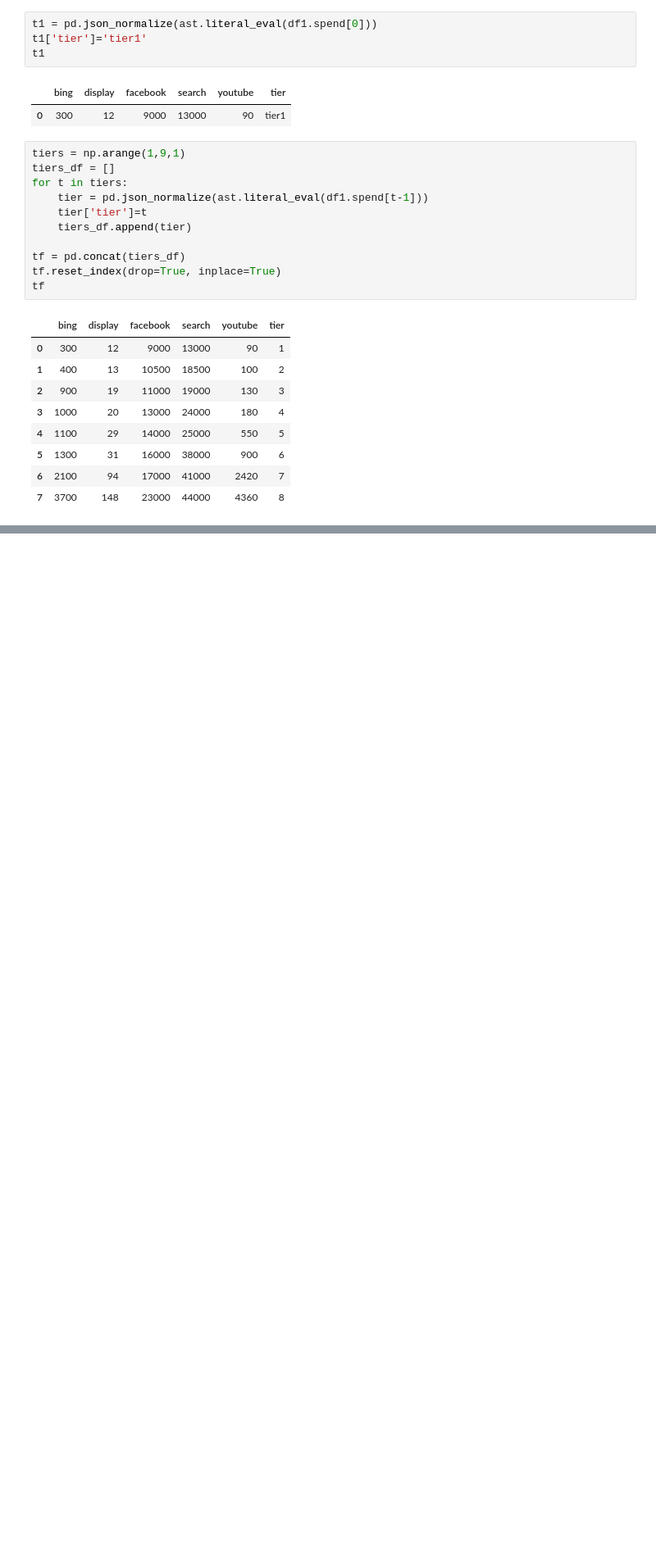
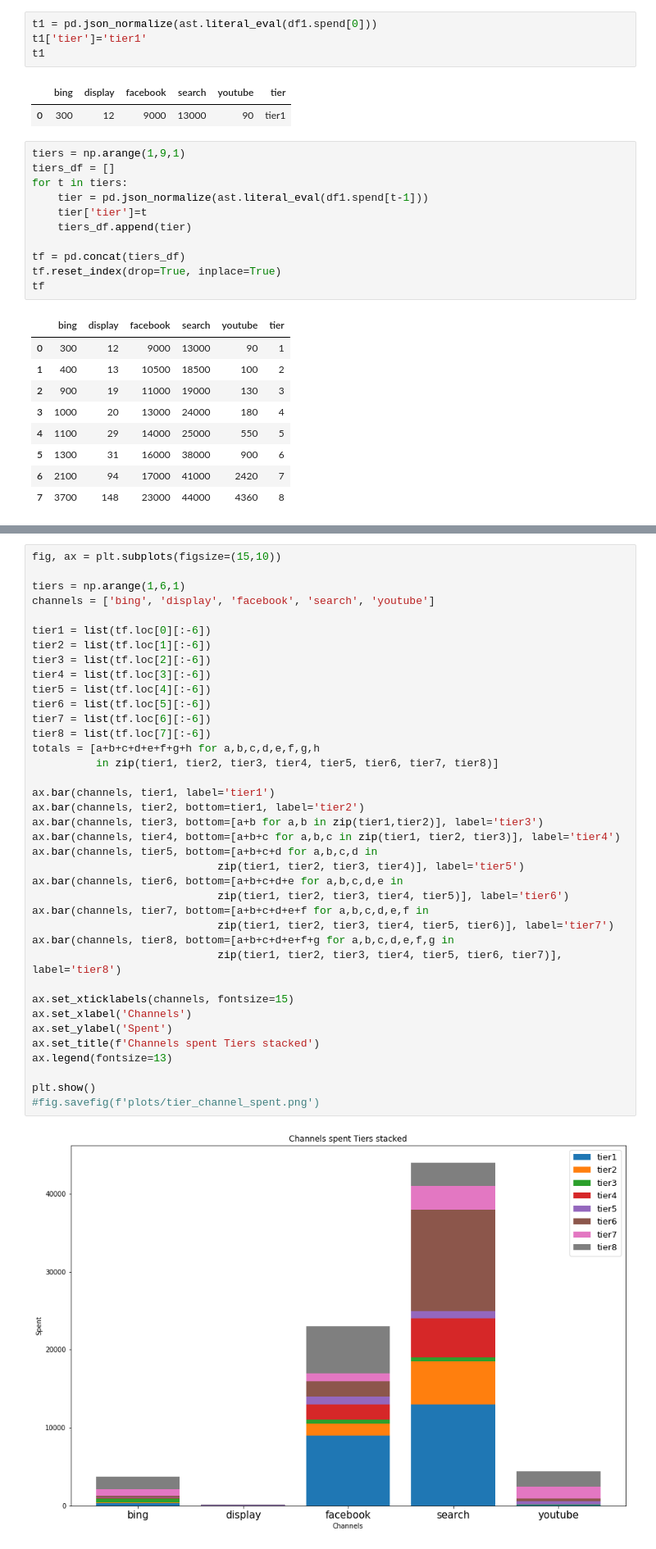
Before and after one commit to CinnyLin/dma, a Jupyter notebook: final/attribution_allocation/tiers.ipynb, the cells around one changed output, grey strips where cells are left out. Shown at 82% size. Drawn from its saved outputs; the diff is of its cells as text; blank space fills up the shorter version.

```diff
--- a/final/attribution_allocation/tiers.ipynb
+++ b/final/attribution_allocation/tiers.ipynb
@@ -1859,0 +1076,40 @@ how do we use different channels to target which groups?
+# %%
+fig, ax = plt.subplots(figsize=(15,10))
+
+tiers = np.arange(1,6,1)
+channels = ['bing', 'display', 'facebook', 'search', 'youtube']
+
+tier1 = list(tf.loc[0][:-6])
+tier2 = list(tf.loc[1][:-6])
+tier3 = list(tf.loc[2][:-6])
+tier4 = list(tf.loc[3][:-6])
+tier5 = list(tf.loc[4][:-6])
+tier6 = list(tf.loc[5][:-6])
+tier7 = list(tf.loc[6][:-6])
+tier8 = list(tf.loc[7][:-6])
+totals = [a+b+c+d+e+f+g+h for a,b,c,d,e,f,g,h
+          in zip(tier1, tier2, tier3, tier4, tier5, tier6, tier7, tier8)]
+
+ax.bar(channels, tier1, label='tier1')
+ax.bar(channels, tier2, bottom=tier1, label='tier2')
+ax.bar(channels, tier3, bottom=[a+b for a,b in zip(tier1,tier2)], label='tier3')
+ax.bar(channels, tier4, bottom=[a+b+c for a,b,c in zip(tier1, tier2, tier3)], label='tier4')
+ax.bar(channels, tier5, bottom=[a+b+c+d for a,b,c,d in
+                             zip(tier1, tier2, tier3, tier4)], label='tier5')
+ax.bar(channels, tier6, bottom=[a+b+c+d+e for a,b,c,d,e in
+                             zip(tier1, tier2, tier3, tier4, tier5)], label='tier6')
+ax.bar(channels, tier7, bottom=[a+b+c+d+e+f for a,b,c,d,e,f in
+                             zip(tier1, tier2, tier3, tier4, tier5, tier6)], label='tier7')
+ax.bar(channels, tier8, bottom=[a+b+c+d+e+f+g for a,b,c,d,e,f,g in
+                             zip(tier1, tier2, tier3, tier4, tier5, tier6, tier7)], label='tier8')
+
+ax.set_xticklabels(channels, fontsize=15)
+ax.set_xlabel('Channels')
+ax.set_ylabel('Spent')
+ax.set_title(f'Channels spent Tiers stacked')
+ax.legend(fontsize=13)
+
+plt.show()
+#fig.savefig(f'plots/tier_channel_spent.png')
+# %% [output]
+[figure, added]
```
Also changed, not shown: parts of 51 cells of this notebook, 40 other files.
